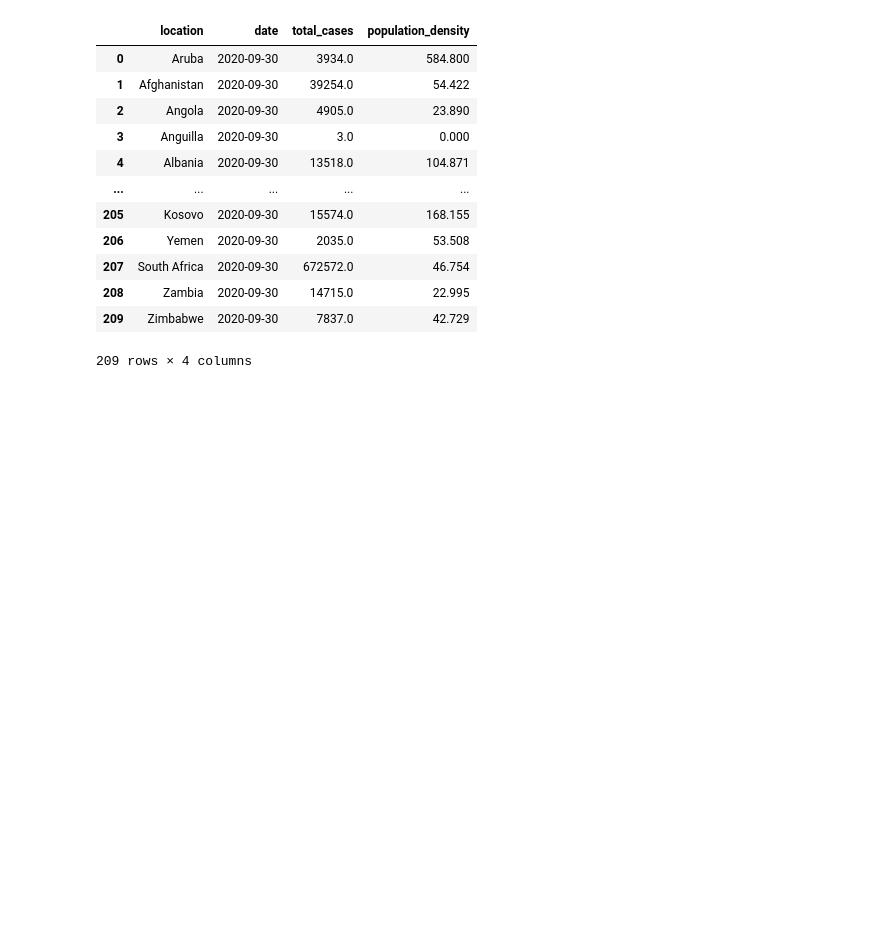
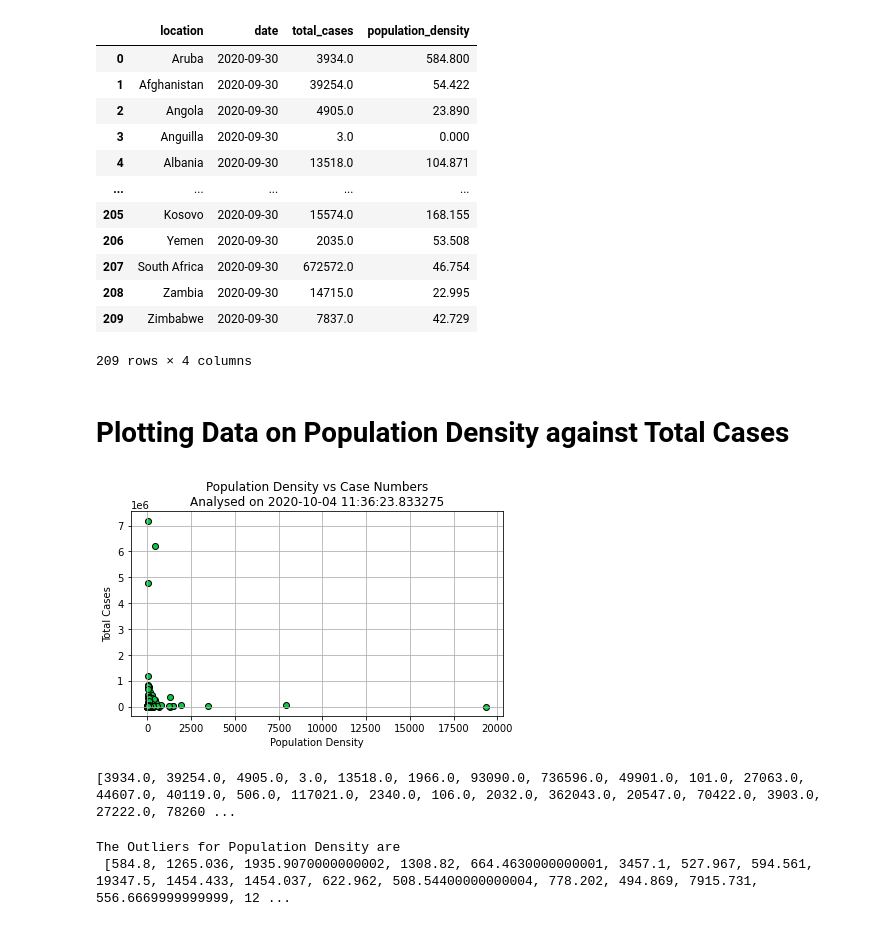
Before and after one commit to skumble27/COVID-19-Causation, a Jupyter notebook: sumukh_kumble/skprojectDraft4.ipynb, the cells around one changed output. Cells and saved outputs as stored; diff of their text form; code cells hidden in the pictures; blank space fills up the shorter version.

Commit message:
Added Images

```diff
--- a/sumukh_kumble/skprojectDraft4.ipynb
+++ b/sumukh_kumble/skprojectDraft4.ipynb
@@ -203,3 +220,51 @@ clean_pop_density_case
 | 208 | Zambia | 2020-09-30 | 14715.0 | 22.995 |
 | 209 | Zimbabwe | 2020-09-30 | 7837.0 | 42.729 |
 209 rows × 4 columns
+# %% [markdown]
+# Plotting Data on Population Density against Total Cases
+# %%
+# Scatter Plot
+x_pop_density = clean_pop_density_case['population_density']
+y_total_cases = clean_pop_density_case['total_cases']
+
+fig1, ax1 = plt.subplots()
+ax1.set_title(f'Population Density vs Case Numbers\nAnalysed on {current_time}')
+ax1.set_ylabel(f'Total Cases')
+ax1.set_xlabel(f'Population Density')
+ax1.scatter(x_pop_density,y_total_cases, edgecolors='#000000', c='#0ac940')
+ax1.grid(True)
+fig1.tight_layout()
+plt.savefig('..\Images\population_den_total_cases.png')
+plt.show()
+# %% [output]
+[figure, added]
+# %%
+print(list(y_total_cases))
+# %% [output]
+[3934.0, 39254.0, 4905.0, 3.0, 13518.0, 1966.0, 93090.0, 736596.0, 49901.0, 101.0, 27063.0, 44607.0, 40119.0, 506.0, 117021.0, 2340.0, 106.0, 2032.0, 362043.0, 20547.0, 70422.0, 3903.0, 27222.0, 78260 ...
+# %%
+# Determining Outliers for Population Density
+pop_quartile = clean_pop_density_case['population_density'].quantile([0.25,0.5,0.75])
+
+# First Quartile
+Q1_p = pop_quartile[0.25] # Population
+
+# Third Quartile
+Q3_p = pop_quartile[0.75] # Population
+
+# Interquartile Ranges
+IQR_p = Q3_p - Q1_p # Population
+
+# Upper and Lower Bound Vales
+lower_bound_p = Q1_p-(IQR_p*1.5) # Population
+upper_bound_p = Q3_p+(IQR_p*1.5) # Population
+
+
+# Outliers
+# Population
+outliers_p = x_pop_density.loc[(x_pop_density<lower_bound_p)|(x_pop_density>upper_bound_p)]
+
+print(f'The Outliers for Population Density are\n {[p for p in outliers_p]}')
+# %% [output]
+The Outliers for Population Density are
+ [584.8, 1265.036, 1935.9070000000002, 1308.82, 664.4630000000001, 3457.1, 527.967, 594.561, 19347.5, 1454.433, 1454.037, 622.962, 508.54400000000004, 778.202, 494.869, 7915.731, 556.6669999999999, 12 ...
```
Also changed, not shown: parts of 7 cells of this notebook, 2 other files.
